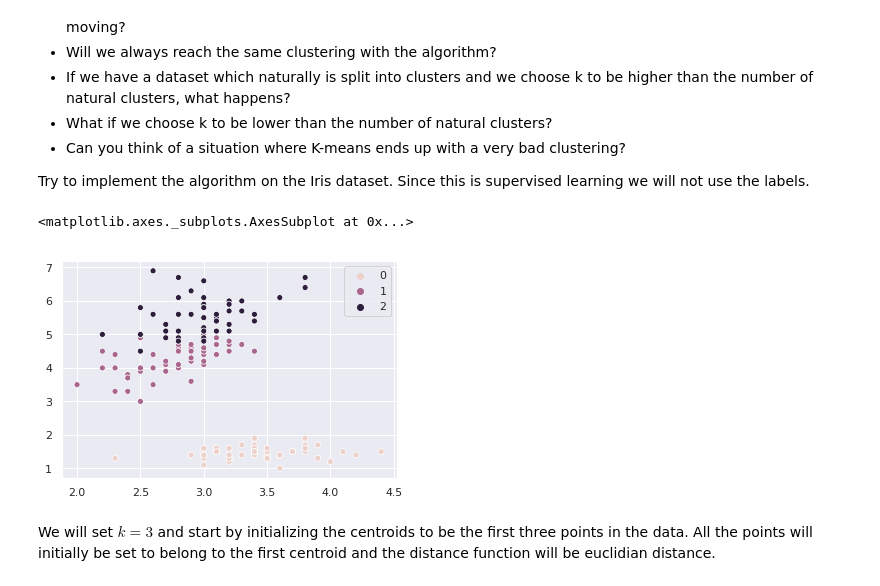
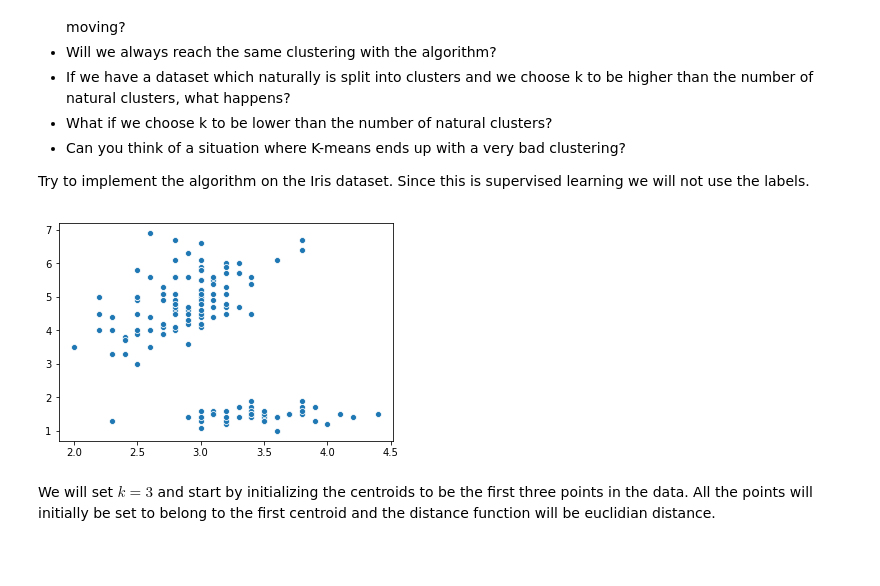
Before and after one commit to andreaskdk/machine-learning-course-notebooks, a Jupyter notebook: coursenotebooks/Kmeans_solution.ipynb, the cells around one changed output. Cells and saved outputs as stored; diff of their text form; code cells hidden in the pictures; blank space fills up the shorter version.

```diff
--- a/coursenotebooks/Kmeans_solution.ipynb
+++ b/coursenotebooks/Kmeans_solution.ipynb
@@ -22,13 +22,12 @@ Try to implement the algorithm on the Iris dataset. Since this is supervised lea
 # %%
 import matplotlib.pyplot as plt
 import seaborn as sns
 from sklearn import datasets
 
 iris = datasets.load_iris()
-sns.scatterplot(iris.data[:,1], iris.data[:,2], hue=iris.target)
+ax=sns.scatterplot(iris.data[:,1], iris.data[:,2])
 # %% [output]
-<matplotlib.axes._subplots.AxesSubplot at 0x...>
-[figure, old version]
+[figure, new version]
 # %% [markdown]
 We will set $k=3$ and start by initializing the centroids to be the first three points in the data. All the points will initially be set to belong to the first centroid and the distance function will be euclidian distance.
 # %%
```
Also changed, not shown: parts of 3 cells of this notebook, 23 other files.
